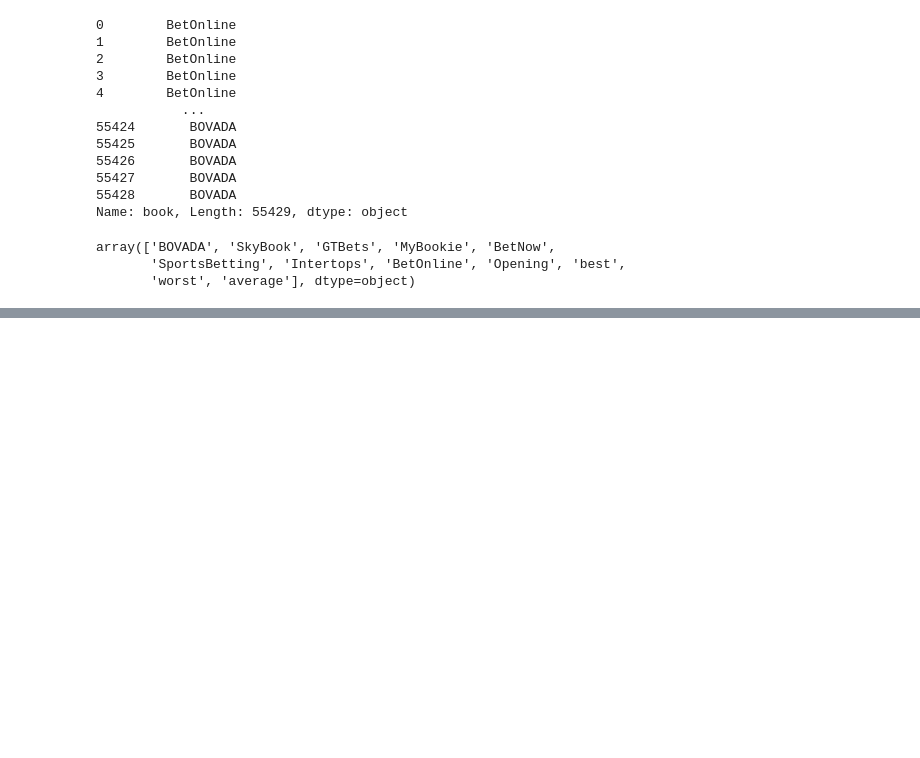
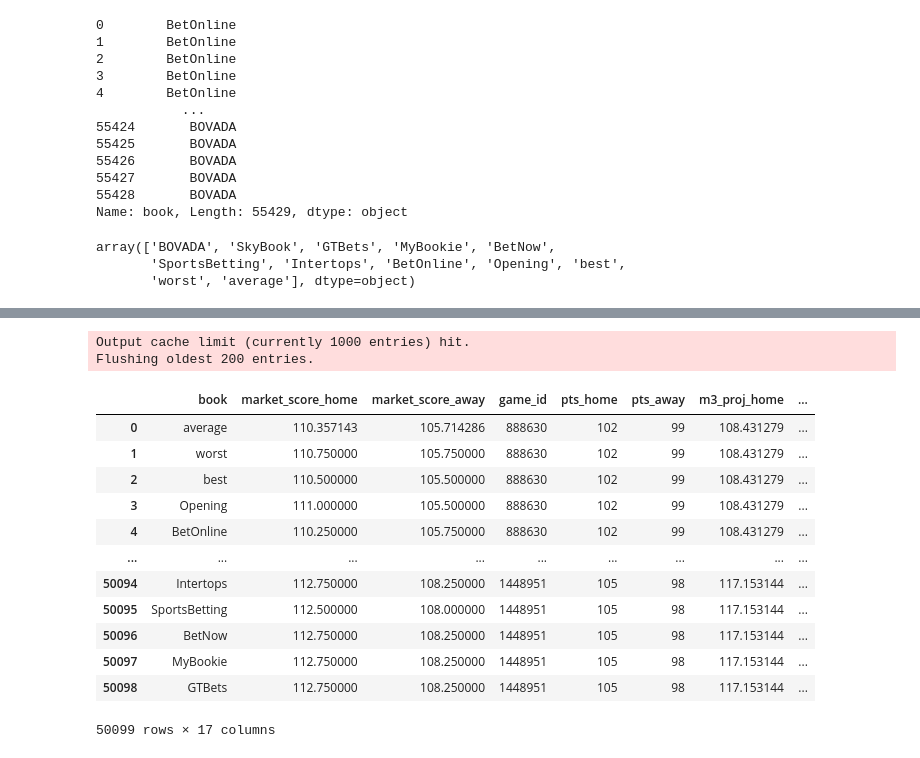
Before and after one commit to kyle-rgb/NBA_Sportsbook_Project, a Jupyter notebook: notebooks/Modeling.ipynb, the cells around one changed output, grey strips where cells are left out. Drawn from its saved outputs; the diff is of its cells as text; code cells hidden in the pictures; blank space fills up the shorter version.

```diff
--- a/notebooks/Modeling.ipynb
+++ b/notebooks/Modeling.ipynb
@@ -2098,0 +2137,18 @@ array(['BOVADA', 'SkyBook', 'GTBets', 'MyBookie', 'BetNow',
+# %%
+market_projection
+# %% [output]
+Output cache limit (currently 1000 entries) hit.
+Flushing oldest 200 entries.
+|  | book | market_score_home | market_score_away | game_id | pts_home | pts_away | m3_proj_home | ... |
+| 0 | average | 110.357143 | 105.714286 | 888630 | 102 | 99 | 108.431279 | ... |
+| 1 | worst | 110.750000 | 105.750000 | 888630 | 102 | 99 | 108.431279 | ... |
+| 2 | best | 110.500000 | 105.500000 | 888630 | 102 | 99 | 108.431279 | ... |
+| 3 | Opening | 111.000000 | 105.500000 | 888630 | 102 | 99 | 108.431279 | ... |
+| 4 | BetOnline | 110.250000 | 105.750000 | 888630 | 102 | 99 | 108.431279 | ... |
+| ... | ... | ... | ... | ... | ... | ... | ... | ... |
+| 50094 | Intertops | 112.750000 | 108.250000 | 1448951 | 105 | 98 | 117.153144 | ... |
+| 50095 | SportsBetting | 112.500000 | 108.000000 | 1448951 | 105 | 98 | 117.153144 | ... |
+| 50096 | BetNow | 112.750000 | 108.250000 | 1448951 | 105 | 98 | 117.153144 | ... |
+| 50097 | MyBookie | 112.750000 | 108.250000 | 1448951 | 105 | 98 | 117.153144 | ... |
+| 50098 | GTBets | 112.750000 | 108.250000 | 1448951 | 105 | 98 | 117.153144 | ... |
+50099 rows × 17 columns
```
Also changed, not shown: parts of 51 cells of this notebook, 1 other file.
